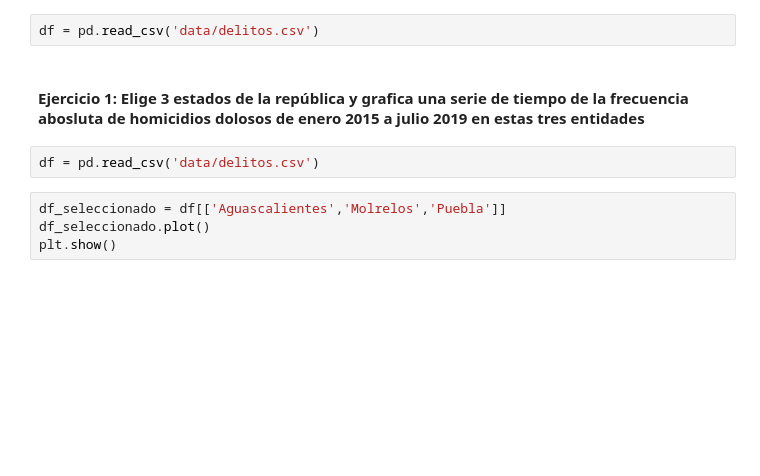
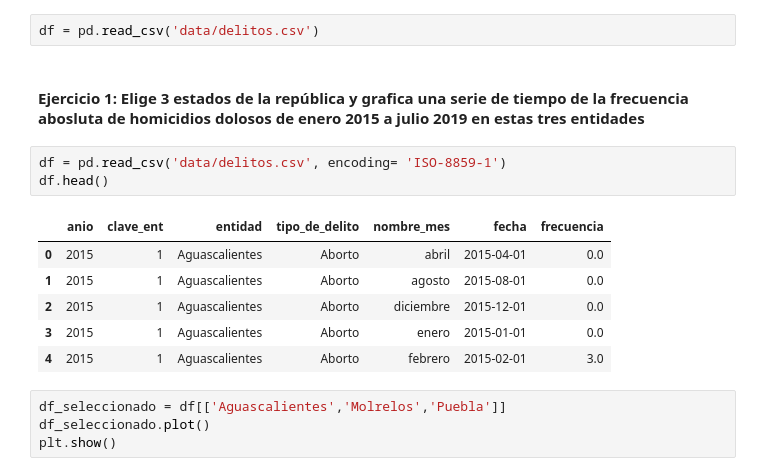
Before and after one commit to SantiEERosas/limpieza_datos_y_eda, a Jupyter notebook: 3_ejercicios_pandas_delitos.ipynb, the cells around one changed output. Saved outputs shown, nothing was run; the diff lists cells and outputs as text; blank space fills up the shorter version.

```diff
--- a/3_ejercicios_pandas_delitos.ipynb
+++ b/3_ejercicios_pandas_delitos.ipynb
@@ -9,7 +9,15 @@ df = pd.read_csv('data/delitos.csv')
 # %% [markdown]
 #### Ejercicio 1: Elige 3 estados de la república y grafica una serie de tiempo de la frecuencia abosluta de homicidios dolosos de enero 2015 a julio 2019 en estas tres entidades
 # %%
-df = pd.read_csv('data/delitos.csv')
+df = pd.read_csv('data/delitos.csv', encoding= 'ISO-8859-1')
+df.head()
+# %% [output]
+|  | anio | clave_ent | entidad | tipo_de_delito | nombre_mes | fecha | frecuencia |
+| 0 | 2015 | 1 | Aguascalientes | Aborto | abril | 2015-04-01 | 0.0 |
+| 1 | 2015 | 1 | Aguascalientes | Aborto | agosto | 2015-08-01 | 0.0 |
+| 2 | 2015 | 1 | Aguascalientes | Aborto | diciembre | 2015-12-01 | 0.0 |
+| 3 | 2015 | 1 | Aguascalientes | Aborto | enero | 2015-01-01 | 0.0 |
+| 4 | 2015 | 1 | Aguascalientes | Aborto | febrero | 2015-02-01 | 3.0 |
 # %%
 df_seleccionado = df[['Aguascalientes','Molrelos','Puebla']]
 df_seleccionado.plot()
```
Also changed, not shown: parts of 2 cells of this notebook, 2 other files.
